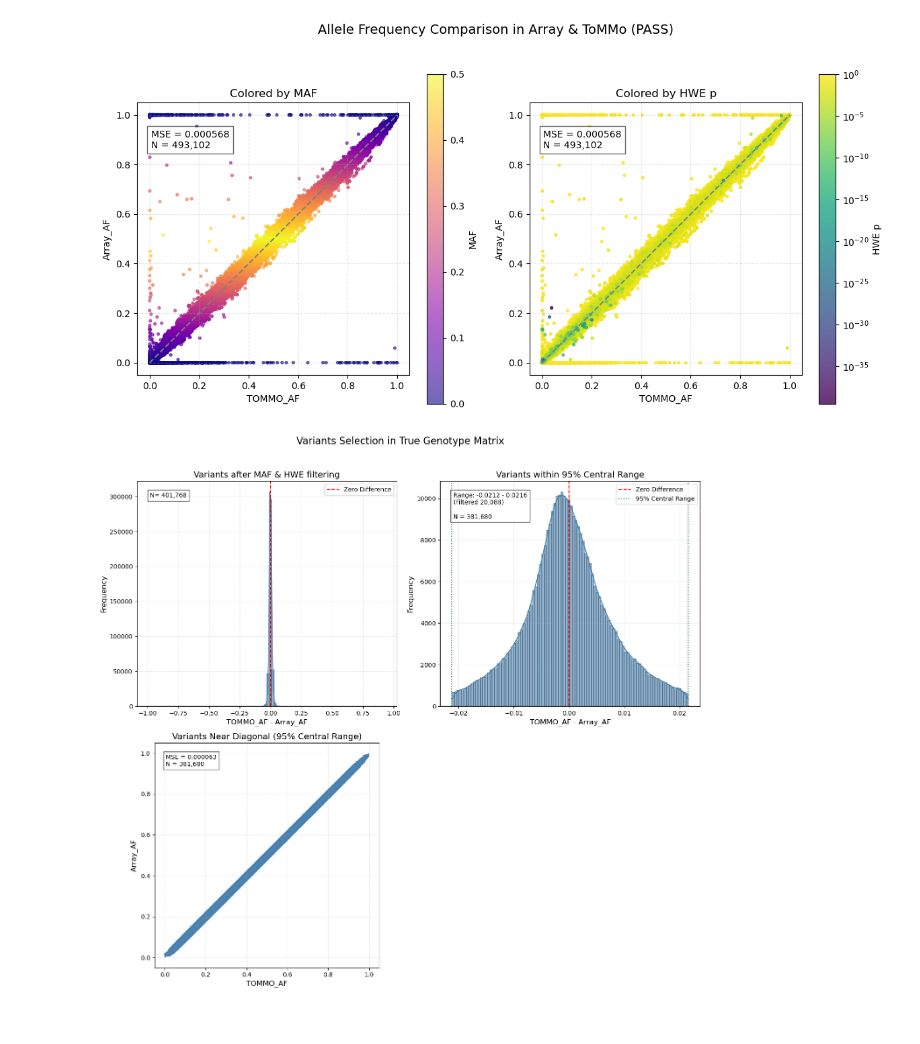
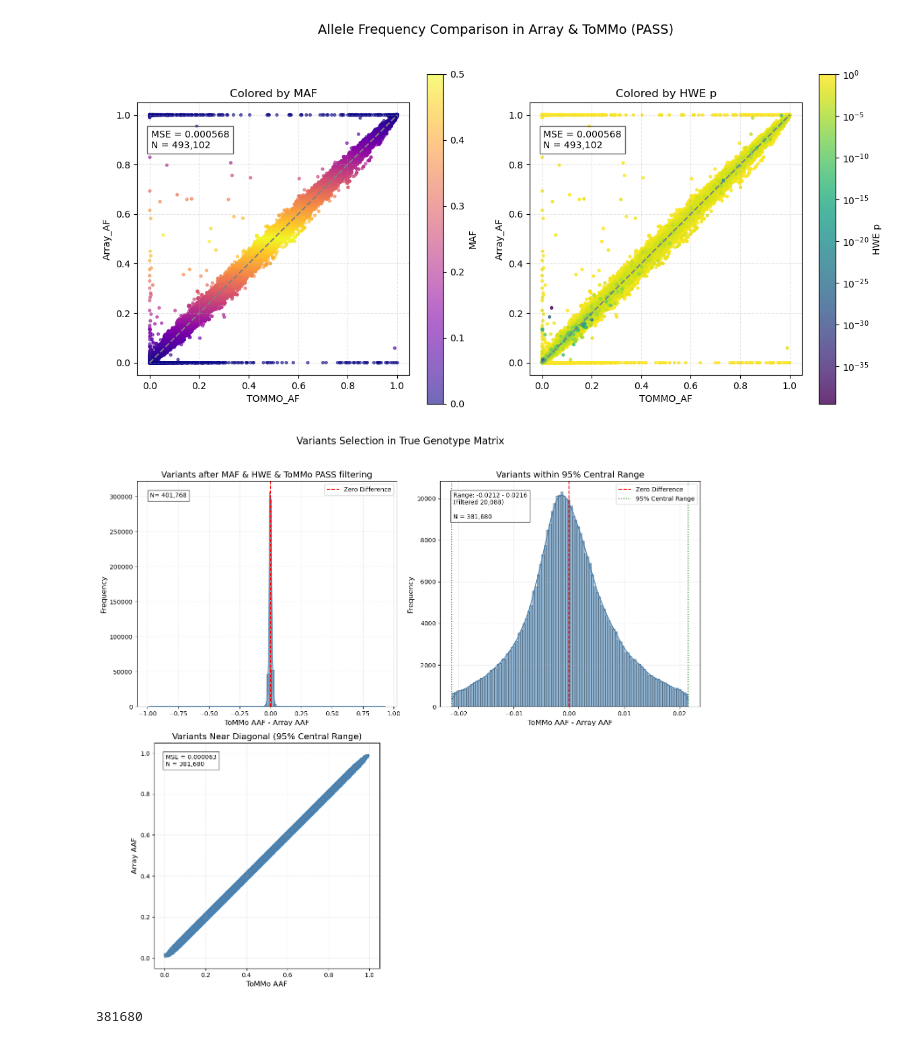
Before and after one commit to ZhaoTie-re/cteph_agp3k, a Jupyter notebook: array/08.check_maf_hwe/vis.maf.hwe.ipynb, the cells around one changed output. Drawn from its saved outputs; the diff is of its cells as text; code cells hidden in the pictures.

```diff
--- a/array/08.check_maf_hwe/vis.maf.hwe.ipynb
+++ b/array/08.check_maf_hwe/vis.maf.hwe.ipynb
@@ -408,9 +408,9 @@ def select_high_confidence_variants(summary, hwe_threshold=1e-6, maf_threshold=0
     # -- 左上图：全部数据差异分布 --
     sns.histplot(af_difference, bins=100, kde=True, color='steelblue', edgecolor='black', alpha=0.6, ax=ax1)
     ax1.axvline(x=0, color='red', linestyle='--', label='Zero Difference')
-    ax1.set_xlabel("TOMMO_AF - Array_AF", fontsize=12)
+    ax1.set_xlabel("ToMMo AAF - Array AAF", fontsize=12)
     ax1.set_ylabel("Frequency", fontsize=12)
-    ax1.set_title("Variants after MAF & HWE filtering", fontsize=14)
+    ax1.set_title("Variants after MAF & HWE & ToMMo PASS filtering", fontsize=14)
     ax1.grid(True, linestyle='--', alpha=0.3)
     ax1.legend()
 
@@ -423,7 +423,7 @@ def select_high_confidence_variants(summary, hwe_threshold=1e-6, maf_threshold=0
     ax2.axvline(x=0, color='red', linestyle='--', label='Zero Difference')
     ax2.axvline(lower_bound, color='green', linestyle=':', label=f'{int(confidence*100)}% Central Range')
     ax2.axvline(upper_bound, color='green', linestyle=':')
-    ax2.set_xlabel("TOMMO_AF - Array_AF", fontsize=12)
+    ax2.set_xlabel("ToMMo AAF - Array AAF", fontsize=12)
     ax2.set_ylabel("Frequency", fontsize=12)
     ax2.set_title(f"Variants within {int(confidence*100)}% Central Range", fontsize=14)
     ax2.grid(True, linestyle='--', alpha=0.3)
@@ -435,38 +435,42 @@ def select_high_confidence_variants(summary, hwe_threshold=1e-6, maf_threshold=0
                  '\n'
                  f'N = {len(af_difference_conf):,}')
     ax2.text(0.05, 0.95, text_str2, transform=ax2.transAxes,
              verticalalignment='top', bbox=dict(facecolor='white', alpha=0.7), fontsize=10)
 
     # -- 左下图：TOMMO_AF vs Array_AF (仅95%中心数据) --
     ax3.scatter(af1_conf, af2_conf, alpha=0.4, s=3, color='steelblue')
     ax3.plot([0, 1], [0, 1], linestyle='--', color='gray')
-    ax3.set_xlabel('TOMMO_AF', fontsize=12)
-    ax3.set_ylabel('Array_AF', fontsize=12)
+    ax3.set_xlabel('ToMMo AAF', fontsize=12)
+    ax3.set_ylabel('Array AAF', fontsize=12)
     ax3.set_title(f"Variants Near Diagonal ({int(confidence*100)}% Central Range)", fontsize=14)
     ax3.grid(True, linestyle='--', alpha=0.3)
     ax3.set_aspect('equal', adjustable='box')
 
     # 添加MSE到左下角图
     text_str3 = (f'MSE = {mse_conf:.6f}\n'
                  f'N = {len(af1_conf):,}')
     ax3.text(0.05, 0.95, text_str3, transform=ax3.transAxes,
              verticalalignment='top', bbox=dict(facecolor='white', alpha=0.7), fontsize=10)
 
     # -- 右下角空白 --
     ax4.axis('off')  # 隐藏右下角的空白子图
 
     # 总体布局
     plt.suptitle("Variants Selection in True Genotype Matrix", fontsize=16)
     plt.tight_layout(rect=[0, 0, 1, 0.96])  # 上方稍微留点空
     plt.show()
 
     return final_summary[mask_conf]['ID'].tolist()
 
 selected_ids = select_high_confidence_variants(summary_df, hwe_threshold=1e-6, maf_threshold=0.01, confidence=0.95)
 # %% [output]
-[figure, old version]
+[figure, new version]
 # %%
 # 保存选中的变异 ID 到文件
 with open('selected_variants.txt', 'w') as f:
     for variant_id in selected_ids:
         f.write(f"{variant_id}\n")
+# %%
+len(selected_ids)
+# %% [output]
+381680
```
Also changed, not shown: parts of 1 cell of this notebook, 24 other files.
